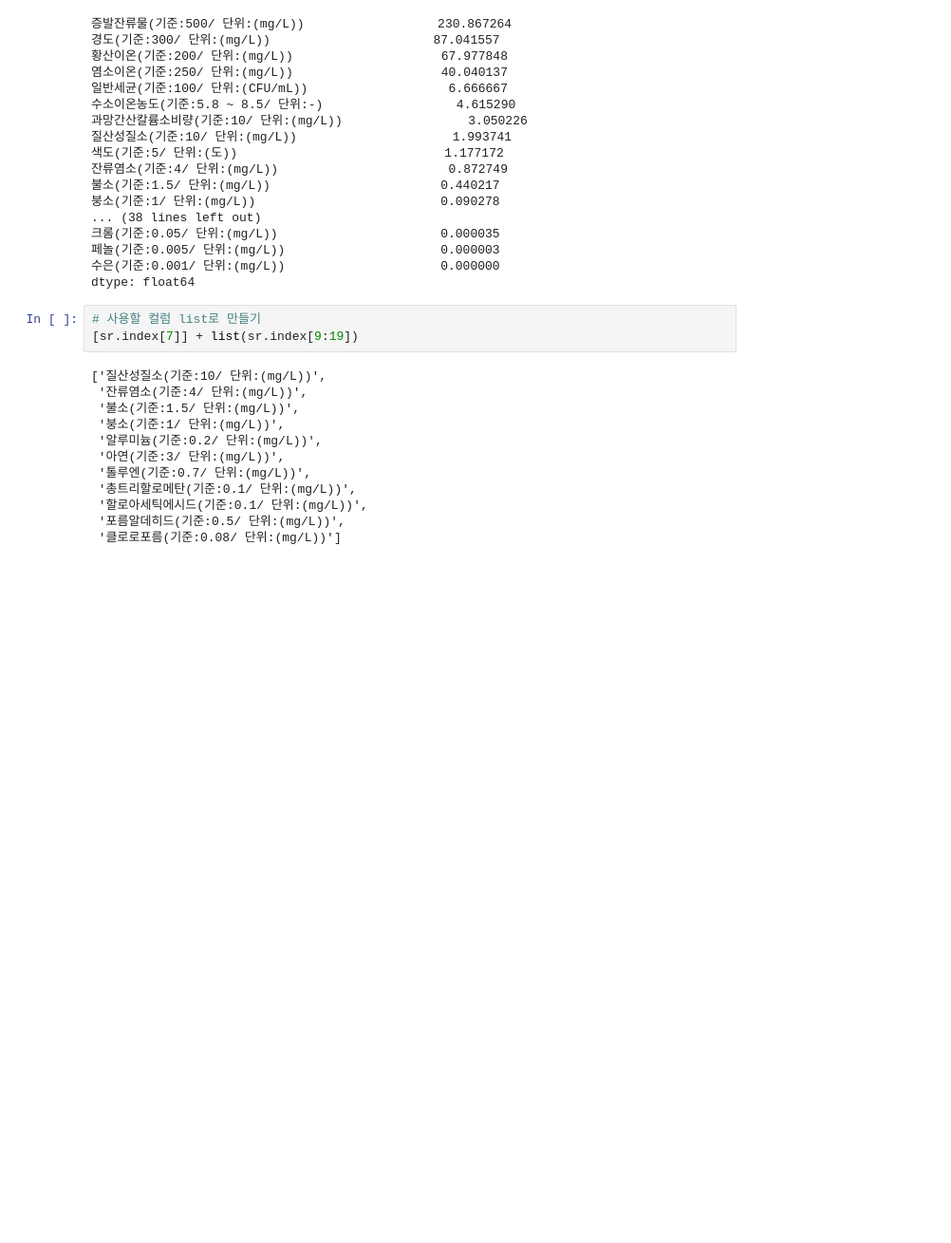
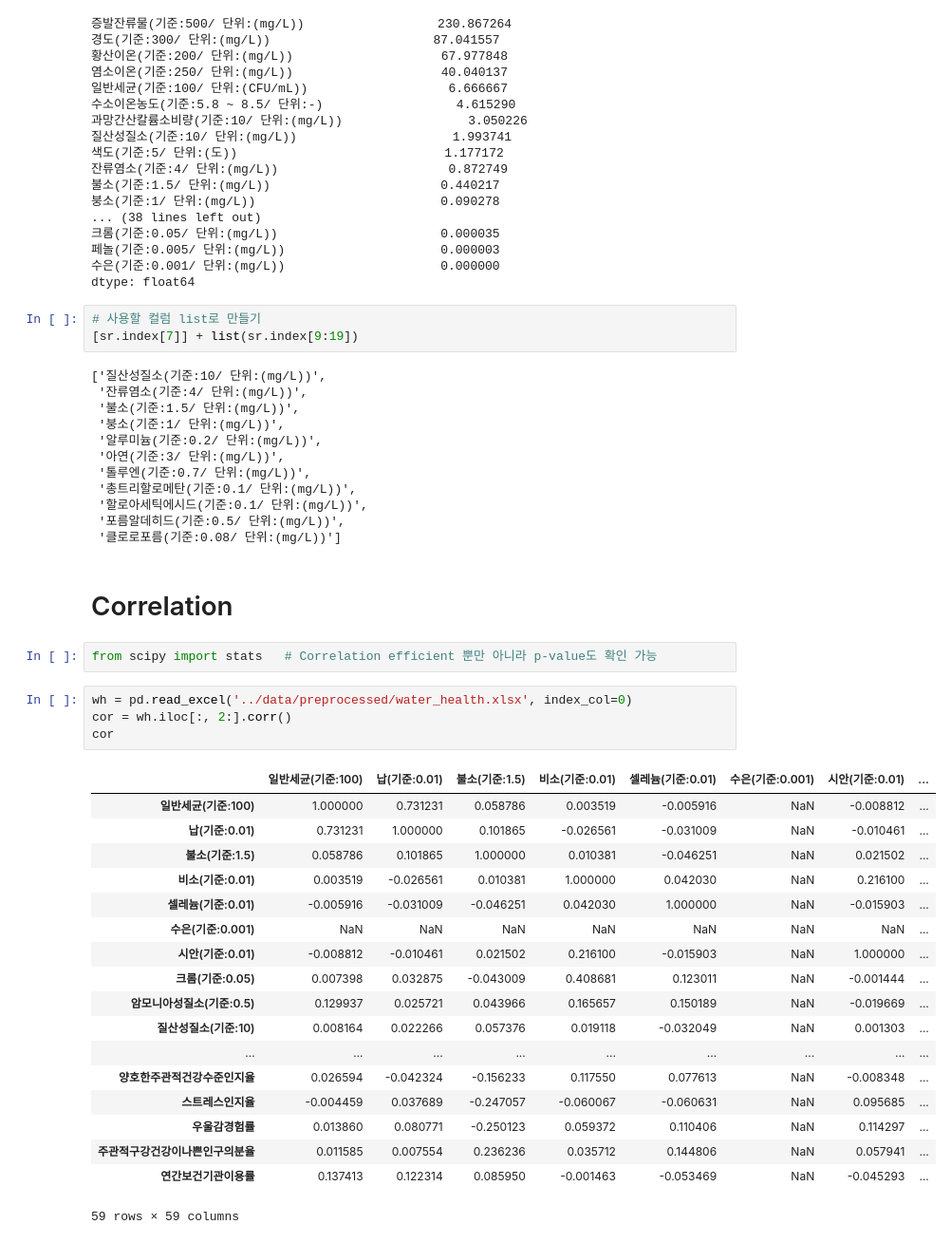
Before and after one commit to BreadFeet/K-water_project, a Jupyter notebook: myanalysis/03_Data_Analysis.ipynb, the cells around one changed output. Shown at 95% size. Cells and saved outputs as stored; diff of their text form; blank space fills up the shorter version.

```diff
--- a/myanalysis/03_Data_Analysis.ipynb
+++ b/myanalysis/03_Data_Analysis.ipynb
@@ -56,3 +57,30 @@ dtype: float64
  '할로아세틱에시드(기준:0.1/ 단위:(mg/L))',
  '포름알데히드(기준:0.5/ 단위:(mg/L))',
  '클로로포름(기준:0.08/ 단위:(mg/L))']
+# %% [markdown]
+# Correlation
+# %%
+from scipy import stats   # Correlation efficient 뿐만 아니라 p-value도 확인 가능
+# %%
+wh = pd.read_excel('../data/preprocessed/water_health.xlsx', index_col=0)
+cor = wh.iloc[:, 2:].corr()
+cor
+# %% [output]
+|  | 일반세균(기준:100) | 납(기준:0.01) | 불소(기준:1.5) | 비소(기준:0.01) | 셀레늄(기준:0.01) | 수은(기준:0.001) | 시안(기준:0.01) | ... |
+| 일반세균(기준:100) | 1.000000 | 0.731231 | 0.058786 | 0.003519 | -0.005916 | NaN | -0.008812 | ... |
+| 납(기준:0.01) | 0.731231 | 1.000000 | 0.101865 | -0.026561 | -0.031009 | NaN | -0.010461 | ... |
+| 불소(기준:1.5) | 0.058786 | 0.101865 | 1.000000 | 0.010381 | -0.046251 | NaN | 0.021502 | ... |
+| 비소(기준:0.01) | 0.003519 | -0.026561 | 0.010381 | 1.000000 | 0.042030 | NaN | 0.216100 | ... |
+| 셀레늄(기준:0.01) | -0.005916 | -0.031009 | -0.046251 | 0.042030 | 1.000000 | NaN | -0.015903 | ... |
+| 수은(기준:0.001) | NaN | NaN | NaN | NaN | NaN | NaN | NaN | ... |
+| 시안(기준:0.01) | -0.008812 | -0.010461 | 0.021502 | 0.216100 | -0.015903 | NaN | 1.000000 | ... |
+| 크롬(기준:0.05) | 0.007398 | 0.032875 | -0.043009 | 0.408681 | 0.123011 | NaN | -0.001444 | ... |
+| 암모니아성질소(기준:0.5) | 0.129937 | 0.025721 | 0.043966 | 0.165657 | 0.150189 | NaN | -0.019669 | ... |
+| 질산성질소(기준:10) | 0.008164 | 0.022266 | 0.057376 | 0.019118 | -0.032049 | NaN | 0.001303 | ... |
+| ... | ... | ... | ... | ... | ... | ... | ... | ... |
+| 양호한주관적건강수준인지율 | 0.026594 | -0.042324 | -0.156233 | 0.117550 | 0.077613 | NaN | -0.008348 | ... |
+| 스트레스인지율 | -0.004459 | 0.037689 | -0.247057 | -0.060067 | -0.060631 | NaN | 0.095685 | ... |
+| 우울감경험률 | 0.013860 | 0.080771 | -0.250123 | 0.059372 | 0.110406 | NaN | 0.114297 | ... |
+| 주관적구강건강이나쁜인구의분율 | 0.011585 | 0.007554 | 0.236236 | 0.035712 | 0.144806 | NaN | 0.057941 | ... |
+| 연간보건기관이용률 | 0.137413 | 0.122314 | 0.085950 | -0.001463 | -0.053469 | NaN | -0.045293 | ... |
+59 rows × 59 columns
```
Also changed, not shown: parts of 24 cells of this notebook, 16 other files.
